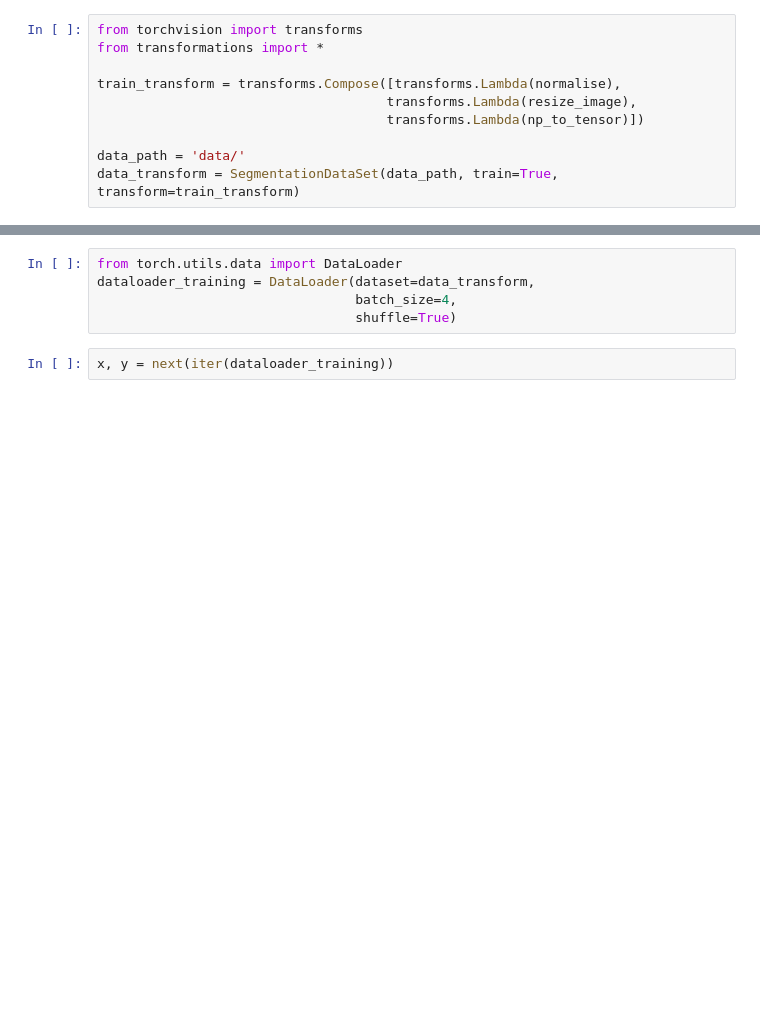
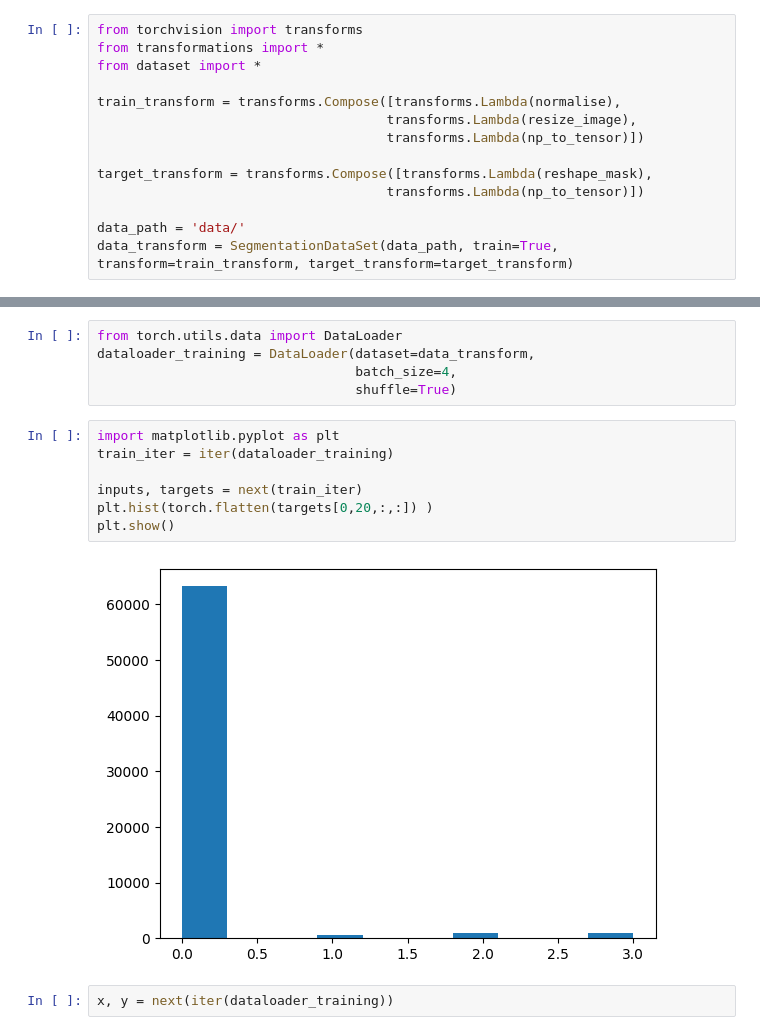
Before and after one commit to AkashRamakrishnan/DLMIA-UNet, a Jupyter notebook: Practice.ipynb, the cells around one changed output, grey strips where cells are left out. Cells and saved outputs as stored; diff of their text form; blank space fills up the shorter version.

Commit message:
fix transform

```diff
--- a/Practice.ipynb
+++ b/Practice.ipynb
@@ -51,13 +71,17 @@ x.shape
 # %%
 from torchvision import transforms
 from transformations import *
+from dataset import *
 
 train_transform = transforms.Compose([transforms.Lambda(normalise),
                                      transforms.Lambda(resize_image),
                                      transforms.Lambda(np_to_tensor)])
 
+target_transform = transforms.Compose([transforms.Lambda(reshape_mask),
+                                     transforms.Lambda(np_to_tensor)])
+
 data_path = 'data/'
-data_transform = SegmentationDataSet(data_path, train=True, transform=train_transform)
+data_transform = SegmentationDataSet(data_path, train=True, transform=train_transform, target_transform=target_transform)
 # %%
 x,y = data_transform.__getitem__(3)
 # %%
@@ -73,6 +117,15 @@ from torch.utils.data import DataLoader
 dataloader_training = DataLoader(dataset=data_transform,
                                  batch_size=4,
                                  shuffle=True)
+# %%
+import matplotlib.pyplot as plt
+train_iter = iter(dataloader_training)
+
+inputs, targets = next(train_iter)
+plt.hist(torch.flatten(targets[0,20,:,:]) )
+plt.show()
+# %% [output]
+[figure, added]
 # %%
 x, y = next(iter(dataloader_training))
 # %%
```
Also changed, not shown: parts of 8 cells of this notebook, 6 other files.
